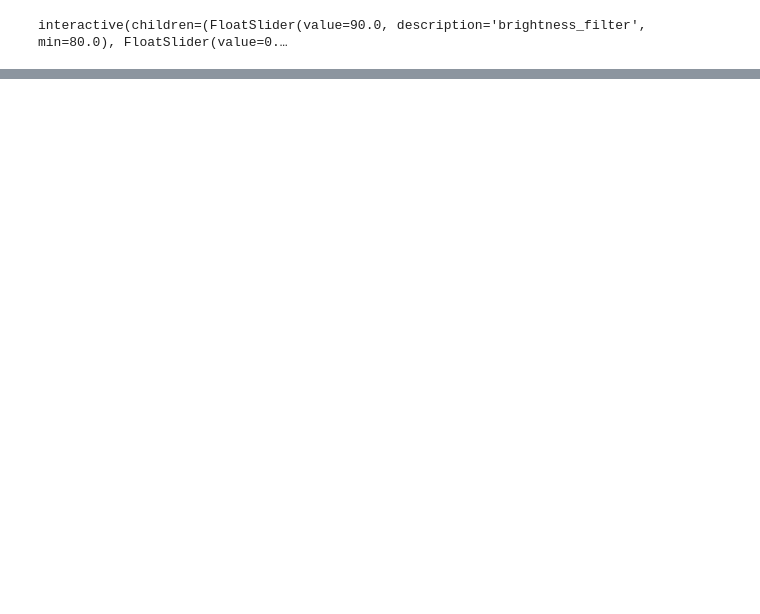
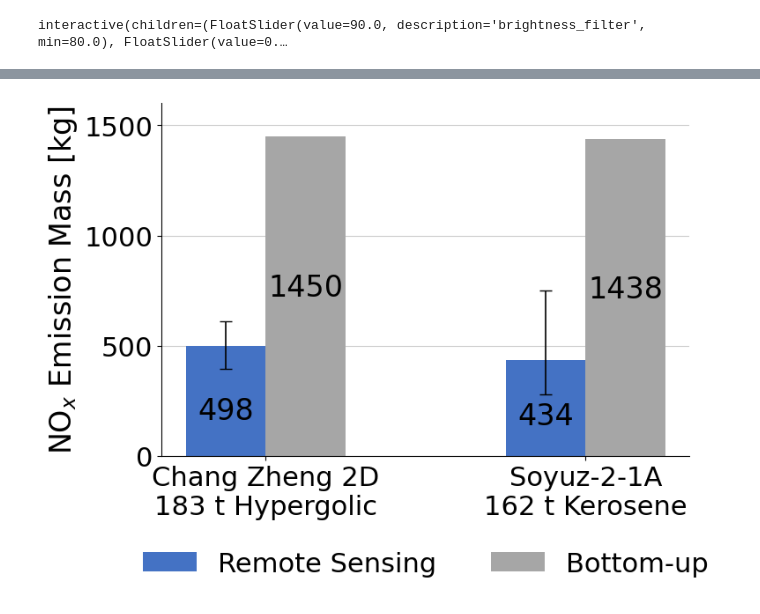
Before and after one commit to cbarker211/Level_1_Retrievals, a Jupyter notebook: no2_retrieval.ipynb, the cells around one changed output, grey strips where cells are left out. Drawn from its saved outputs; the diff is of its cells as text; code cells hidden in the pictures; blank space fills up the shorter version.

```diff
--- a/no2_retrieval.ipynb
+++ b/no2_retrieval.ipynb
@@ -1007,3 +1068,48 @@ SNR is 2.44329571723938.
 #factor = np.exp(delta_t_secs / tau) if delta_t_secs >= 20 * 60 else 1.0
 #ime_nox = factor * mw_no2 * ime_no2 * L_eff  # kg of NOx
 #plot_final_image(no2_plume_list, ime_nox, crop_final, 0.002)
+# %%
+sites = ['Chang Zheng 2D\n183 t Hypergolic',
+         'Soyuz-2-1A\n162 t Kerosene']
+
+sat = np.array([498,434])
+inv = np.array([1450,1438])
+
+# Replace these with your actual min/max values
+sat_min = np.array([395,280])
+sat_max = np.array([613,750])
+
+# Convert to error bar format: [lower_errors, upper_errors]
+sat_err = [sat - sat_min, sat_max - sat]
+
+x = np.arange(len(sites))
+width = 0.25
+
+fig, ax = plt.subplots(figsize=(20*cm, 15*cm))
+
+bars1 = ax.bar(x - width/2, sat, width, yerr=sat_err, capsize=5,
+                label='Remote Sensing', color='#4472C4', error_kw={'elinewidth': 1.2})
+bars2 = ax.bar(x + width/2, inv, width, capsize=5,
+                label='Bottom-up', color='#A6A6A6', error_kw={'elinewidth': 1.2})
+
+# Value labels above bars (offset above the upper error bar)
+for i in range(len(sites)):
+    ax.text(x[i] - width/2, sat[i]/3, f'{sat[i]}', ha='center', fontsize=24)
+    ax.text(x[i] + width/2, inv[i]/2, f'{inv[i]}', ha='center', fontsize=24)
+
+ax.set_ylabel('NO$_x$ Emission Mass [kg]', fontsize=24)
+ax.set_xticks(x)
+ax.set_xticklabels(sites, fontsize=24)
+ax.tick_params(axis='both', labelsize=22)
+ax.set_ylim(0, 1600)
+ax.yaxis.grid(True, color='gray', alpha=0.4)
+ax.set_axisbelow(True)
+ax.legend(loc='upper center', bbox_to_anchor=(0.5, -0.2), ncol=2, frameon=False, fontsize=22)
+
+for spine in ['top', 'right']:
+    ax.spines[spine].set_visible(False)
+
+fig.tight_layout()
+plt.savefig('nox_comparison.png', dpi=300, bbox_inches='tight')
+# %% [output]
+[figure, added]
```
Also changed, not shown: parts of 16 cells of this notebook, 4 other files.
